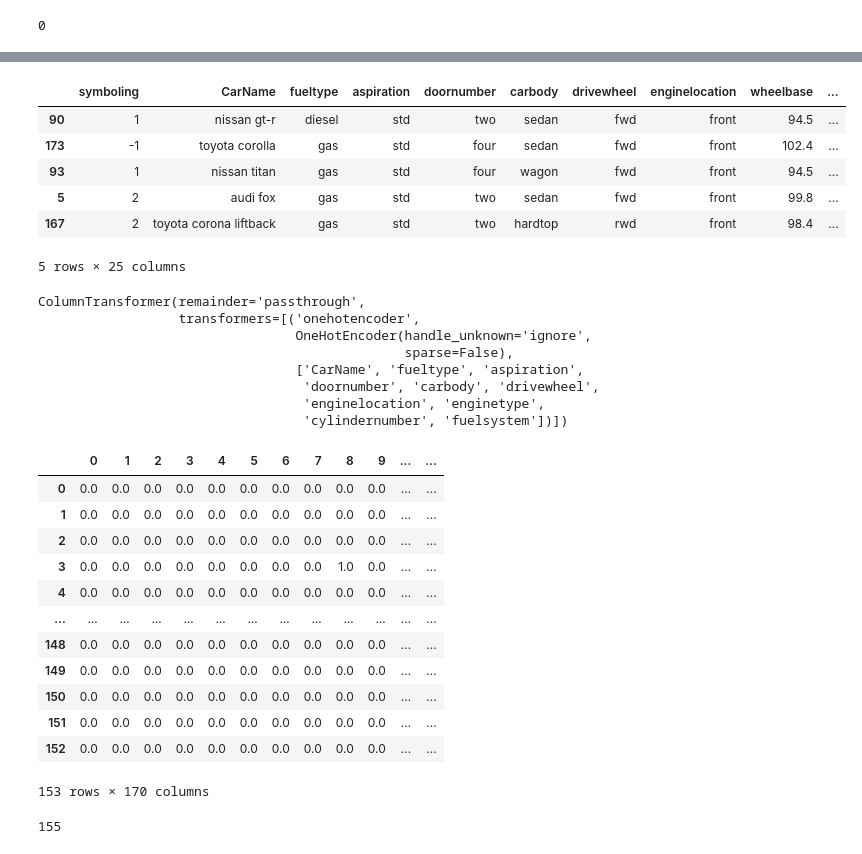
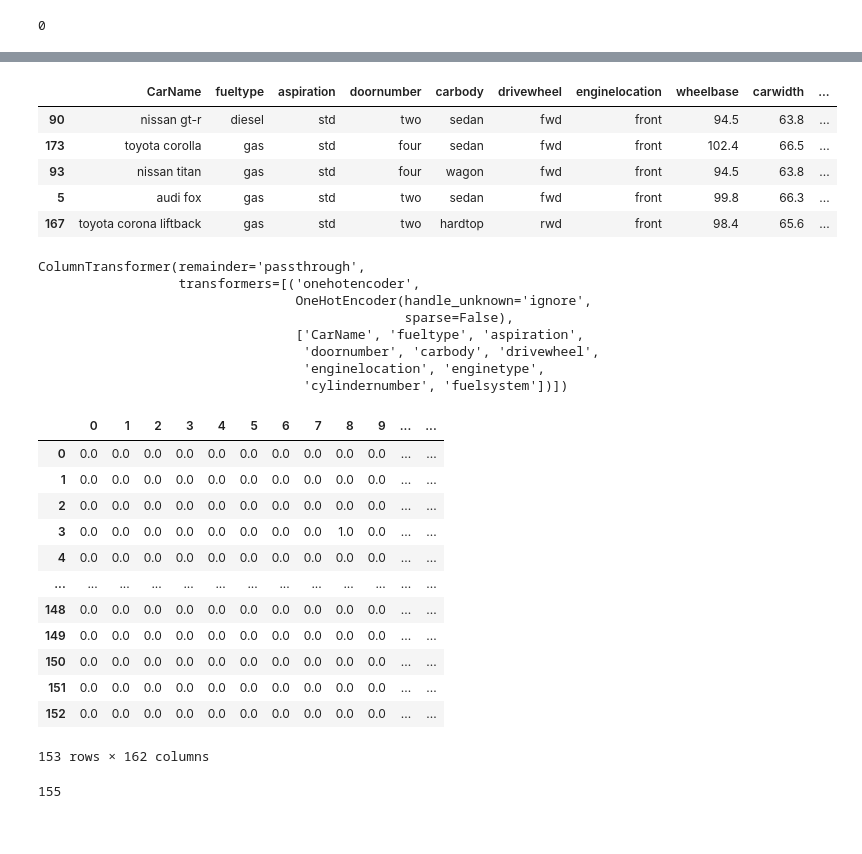
Before and after one commit to paulapipkin/Linear-Regression-in-statsmodels--Practice-, a Jupyter notebook: Linear Regression in statsmodels (Practice).ipynb, the cells around one changed output, grey strips where cells are left out. Drawn from its saved outputs; the diff is of its cells as text; code cells hidden in the pictures.

```diff
--- a/Linear Regression in statsmodels (Practice).ipynb
+++ b/Linear Regression in statsmodels (Practice).ipynb
@@ -46,0 +63,5 @@ sns.pairplot(df.iloc[:,12:], y_vars='price');
+# %%
+#drop variables that don't have a linear relationship to our target,
+
+df_linear = df.drop(columns=['compressionratio', 'stroke', 'peakrpm', 'car_ID', 'symboling'])
+df_linear.shape
@@ -46,0 +85,6 @@ sns.pairplot(df.iloc[:,12:], y_vars='price');
+# %%
+## to decide wich one to drop we will add price back (comparing: citympg vs highwaympg , engisize vs horse power, )
+df_linear = df_linear.drop(columns=['curbweight', 'carlength'])
+corr = df_linear.corr().abs()
+mask= np.triu(np.ones_like(corr))
+sns.heatmap(corr, square=True, cmap='Reds', annot=True, mask=mask);
@@ -46,0 +93,8 @@ sns.pairplot(df.iloc[:,12:], y_vars='price');
+# %%
+df_linear = df_linear.drop(columns=['horsepower', 'highwaympg'])
+
+#last check
+
+corr = df_linear.drop(columns='price').corr().abs()
+mask= np.triu(np.ones_like(corr))
+sns.heatmap(corr, square=True, cmap='Reds', annot=True, mask=mask);
@@ -47,17 +103,17 @@ sns.pairplot(df.iloc[:,12:], y_vars='price');
 # %%
+# Modeling
 ## Make x and y variables
-y = df['price'].copy()
-X = df.drop(columns=['car_ID']).copy()
+y = df_linear['price'].copy()
+X = df_linear.copy()
 X_train,X_test, y_train, y_test = train_test_split(X,y, random_state=42)
 X_train.head()
 # %% [output]
-|  | symboling | CarName | fueltype | aspiration | doornumber | carbody | drivewheel | enginelocation | wheelbase | ... |
-| 90 | 1 | nissan gt-r | diesel | std | two | sedan | fwd | front | 94.5 | ... |
-| 173 | -1 | toyota corolla | gas | std | four | sedan | fwd | front | 102.4 | ... |
-| 93 | 1 | nissan titan | gas | std | four | wagon | fwd | front | 94.5 | ... |
-| 5 | 2 | audi fox | gas | std | two | sedan | fwd | front | 99.8 | ... |
-| 167 | 2 | toyota corona liftback | gas | std | two | hardtop | rwd | front | 98.4 | ... |
+|  | CarName | fueltype | aspiration | doornumber | carbody | drivewheel | enginelocation | wheelbase | carwidth | ... |
+| 90 | nissan gt-r | diesel | std | two | sedan | fwd | front | 94.5 | 63.8 | ... |
+| 173 | toyota corolla | gas | std | four | sedan | fwd | front | 102.4 | 66.5 | ... |
+| 93 | nissan titan | gas | std | four | wagon | fwd | front | 94.5 | 63.8 | ... |
+| 5 | audi fox | gas | std | two | sedan | fwd | front | 99.8 | 66.3 | ... |
+| 167 | toyota corona liftback | gas | std | two | hardtop | rwd | front | 98.4 | 65.6 | ... |
-5 rows × 25 columns
 # %%
 ## make cat selector and using it to save list of column names
 cat_select = make_column_selector(dtype_include='object')
@@ -102,7 +158,7 @@ pd.DataFrame(preprocessor.transform(X_train).round(2))
 | 150 | 0.0 | 0.0 | 0.0 | 0.0 | 0.0 | 0.0 | 0.0 | 0.0 | 0.0 | 0.0 | ... | ... |
 | 151 | 0.0 | 0.0 | 0.0 | 0.0 | 0.0 | 0.0 | 0.0 | 0.0 | 0.0 | 0.0 | ... | ... |
 | 152 | 0.0 | 0.0 | 0.0 | 0.0 | 0.0 | 0.0 | 0.0 | 0.0 | 0.0 | 0.0 | ... | ... |
-153 rows × 170 columns
+153 rows × 162 columns
 # %%
 #getting columns names
 fit_ohe = pd.DataFrame(ohe.fit_transform(X_train[cat_cols]))
```
Also changed, not shown: parts of 31 cells of this notebook.
